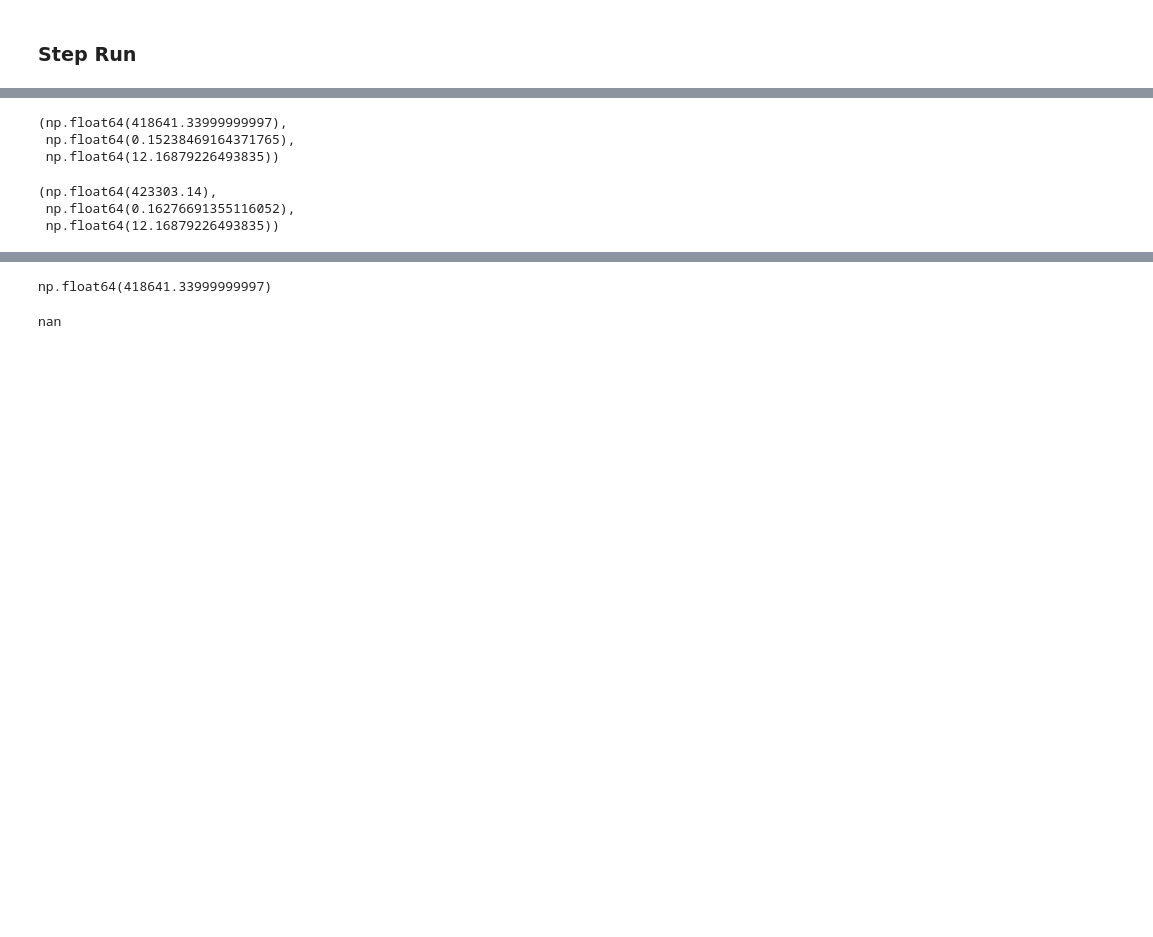
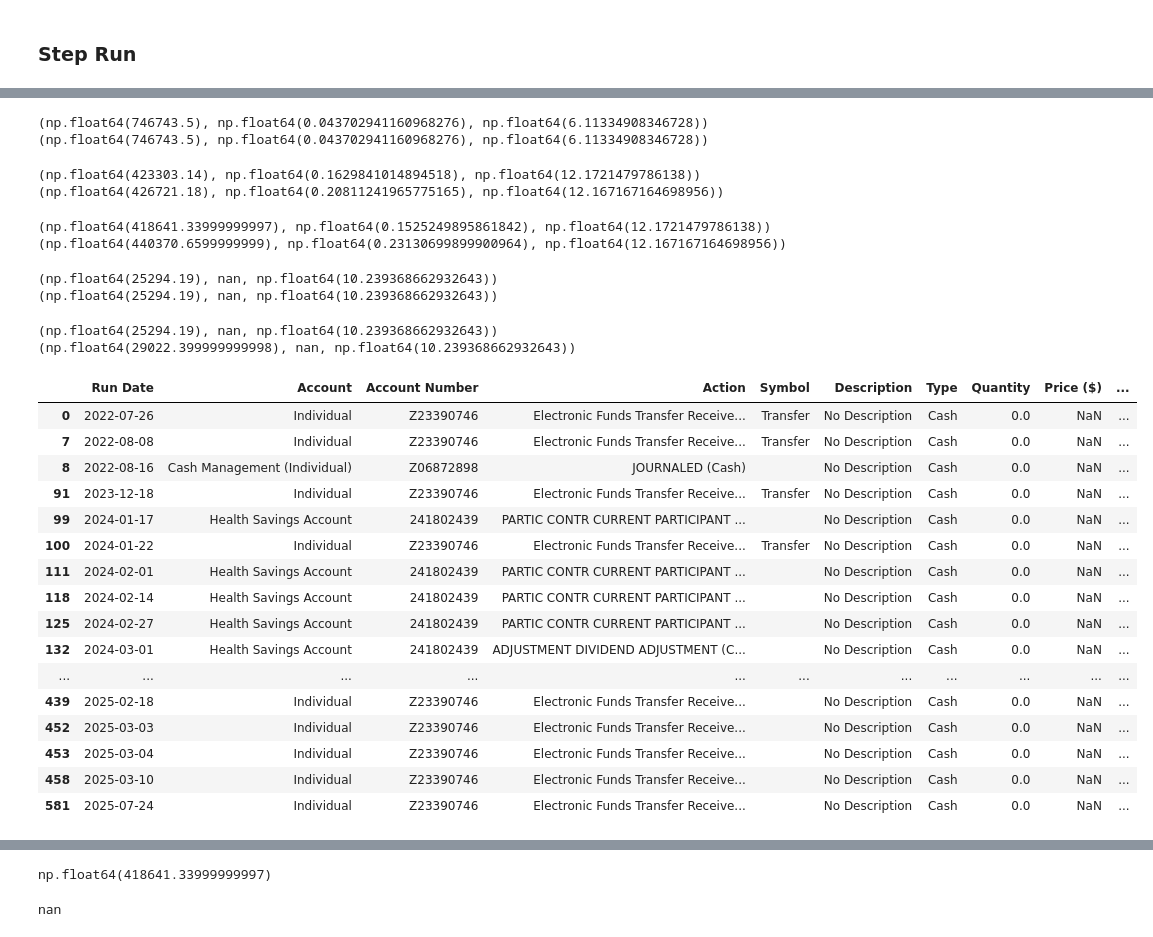
Before and after one commit to yifan-lee/fidelity-portfolio-tracker, a Jupyter notebook: Dev.ipynb, the cells around one changed output, grey strips where cells are left out. Cells and saved outputs as stored; diff of their text form; code cells hidden in the pictures; blank space fills up the shorter version.

Commit message:
finish get_account_summary

```diff
--- a/Dev.ipynb
+++ b/Dev.ipynb
@@ -468,6 +477,7 @@ transaction_file_pattern = 'Accounts_History_*.csv'
 position_file_pattern = 'Portfolio_Positions_*.csv'
 transactions = load_transaction(data_folder_path, transaction_file_pattern)
 position = load_position(data_folder_path, position_file_pattern)
-portfolio = IndividualPortfolio(transactions, position)
+individualPortfolio = IndividualPortfolio(transactions, position)
+portfolio = Portfolio(transactions, position)
 # %% [output]
 The latest transaction date is 2025-08-05
@@ -488,17 +498,58 @@ AttributeError: 'Portfolio' object has no attribute 'get_total_symbols_value'
+# %%
+colName = 'Description'
+print(individualPortfolio.get_combined_bond_result(colName))
+print(portfolio.get_combined_bond_result(colName))
+# %% [output]
+(np.float64(746743.5), np.float64(0.043702941160968276), np.float64(6.11334908346728))
+(np.float64(746743.5), np.float64(0.043702941160968276), np.float64(6.11334908346728))
+# %%
+colName = 'Symbol'
+print(individualPortfolio.get_combined_stock_result(colName))
+print(portfolio.get_combined_stock_result(colName))
+# %% [output]
+(np.float64(423303.14), np.float64(0.1629841014894518), np.float64(12.1721479786138))
+(np.float64(426721.18), np.float64(0.20811241965775165), np.float64(12.167167164698956))
 # %%
 colName = 'Description'
-portfolio.get_combined_stock_result(colName)
+print(individualPortfolio.get_combined_stock_result(colName))
+print(portfolio.get_combined_stock_result(colName))
 # %% [output]
-(np.float64(418641.33999999997),
- np.float64(0.15238469164371765),
- np.float64(12.16879226493835))
+(np.float64(418641.33999999997), np.float64(0.1525249895861842), np.float64(12.1721479786138))
+(np.float64(440370.6599999999), np.float64(0.23130699899900964), np.float64(12.167167164698956))
 # %%
 colName = 'Symbol'
-portfolio.get_combined_stock_result(colName)
+print(individualPortfolio.get_combined_cash_result(colName))
+print(portfolio.get_combined_cash_result(colName))
 # %% [output]
-(np.float64(423303.14),
- np.float64(0.16276691355116052),
- np.float64(12.16879226493835))
+(np.float64(25294.19), nan, np.float64(10.239368662932643))
+(np.float64(25294.19), nan, np.float64(10.239368662932643))
+# %%
+colName = 'Description'
+print(individualPortfolio.get_combined_cash_result(colName))
+print(portfolio.get_combined_cash_result(colName))
+# %% [output]
+(np.float64(25294.19), nan, np.float64(10.239368662932643))
+(np.float64(29022.399999999998), nan, np.float64(10.239368662932643))
+# %%
+portfolio.transactions[portfolio.transactions['Symbol'].isin(portfolio.contributionSymbols)]
+# %% [output]
+|  | Run Date | Account | Account Number | Action | Symbol | Description | Type | Quantity | Price ($) | ... |
+| 0 | 2022-07-26 | Individual | Z23390746 | Electronic Funds Transfer Receive... | Transfer | No Description | Cash | 0.0 | NaN | ... |
+| 7 | 2022-08-08 | Individual | Z23390746 | Electronic Funds Transfer Receive... | Transfer | No Description | Cash | 0.0 | NaN | ... |
+| 8 | 2022-08-16 | Cash Management (Individual) | Z06872898 | JOURNALED (Cash) |  | No Description | Cash | 0.0 | NaN | ... |
+| 91 | 2023-12-18 | Individual | Z23390746 | Electronic Funds Transfer Receive... | Transfer | No Description | Cash | 0.0 | NaN | ... |
+| 99 | 2024-01-17 | Health Savings Account | 241802439 | PARTIC CONTR CURRENT PARTICIPANT ... |  | No Description | Cash | 0.0 | NaN | ... |
+| 100 | 2024-01-22 | Individual | Z23390746 | Electronic Funds Transfer Receive... | Transfer | No Description | Cash | 0.0 | NaN | ... |
+| 111 | 2024-02-01 | Health Savings Account | 241802439 | PARTIC CONTR CURRENT PARTICIPANT ... |  | No Description | Cash | 0.0 | NaN | ... |
+| 118 | 2024-02-14 | Health Savings Account | 241802439 | PARTIC CONTR CURRENT PARTICIPANT ... |  | No Description | Cash | 0.0 | NaN | ... |
+| 125 | 2024-02-27 | Health Savings Account | 241802439 | PARTIC CONTR CURRENT PARTICIPANT ... |  | No Description | Cash | 0.0 | NaN | ... |
+| 132 | 2024-03-01 | Health Savings Account | 241802439 | ADJUSTMENT DIVIDEND ADJUSTMENT (C... |  | No Description | Cash | 0.0 | NaN | ... |
+| ... | ... | ... | ... | ... | ... | ... | ... | ... | ... | ... |
+| 439 | 2025-02-18 | Individual | Z23390746 | Electronic Funds Transfer Receive... |  | No Description | Cash | 0.0 | NaN | ... |
+| 452 | 2025-03-03 | Individual | Z23390746 | Electronic Funds Transfer Receive... |  | No Description | Cash | 0.0 | NaN | ... |
+| 453 | 2025-03-04 | Individual | Z23390746 | Electronic Funds Transfer Receive... |  | No Description | Cash | 0.0 | NaN | ... |
+| 458 | 2025-03-10 | Individual | Z23390746 | Electronic Funds Transfer Receive... |  | No Description | Cash | 0.0 | NaN | ... |
+| 581 | 2025-07-24 | Individual | Z23390746 | Electronic Funds Transfer Receive... |  | No Description | Cash | 0.0 | NaN | ... |
 # %%
 colName = 'Symbol'
 if colName == 'Symbol':
```
Also changed, not shown: parts of 15 cells of this notebook.
